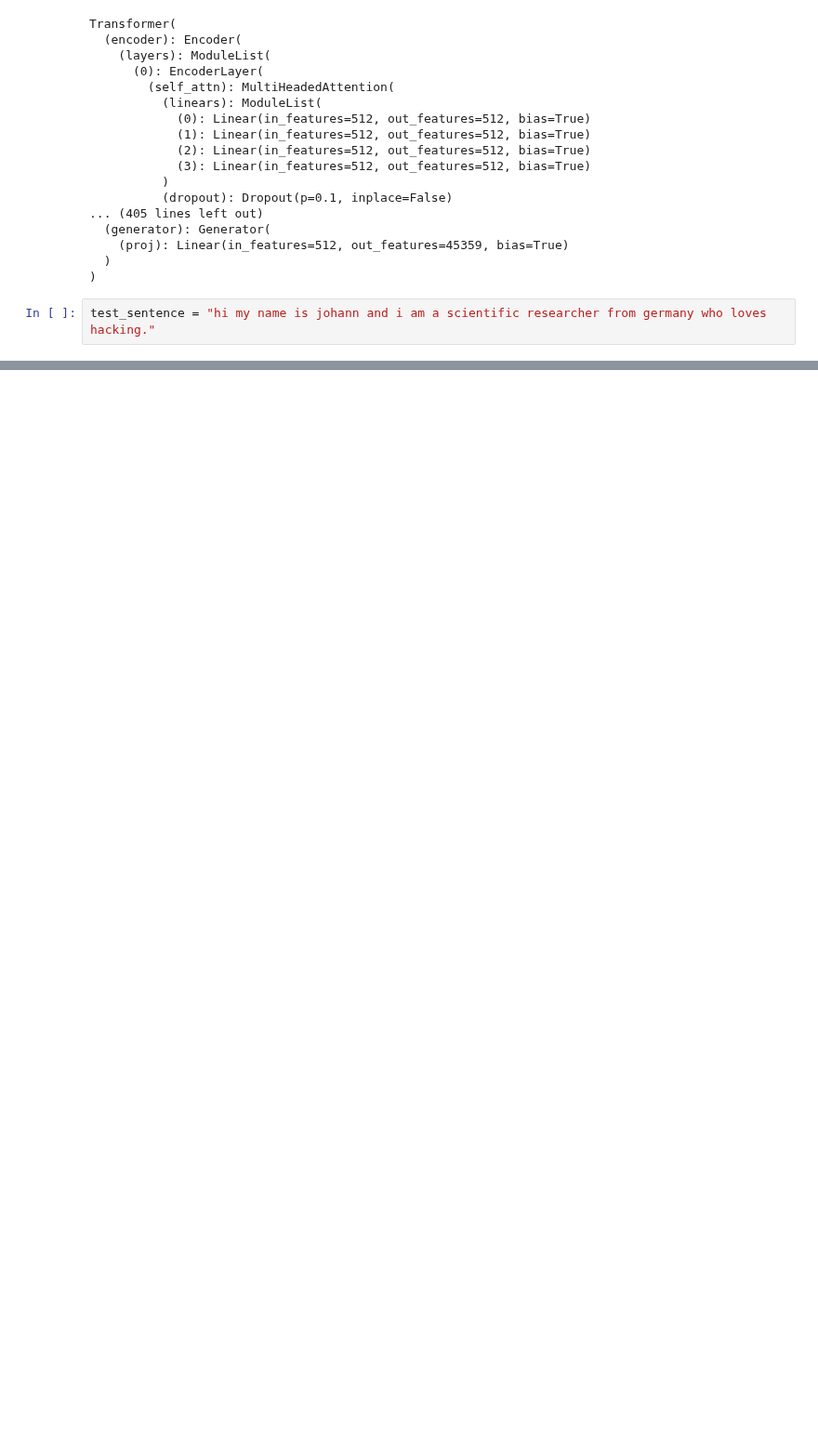
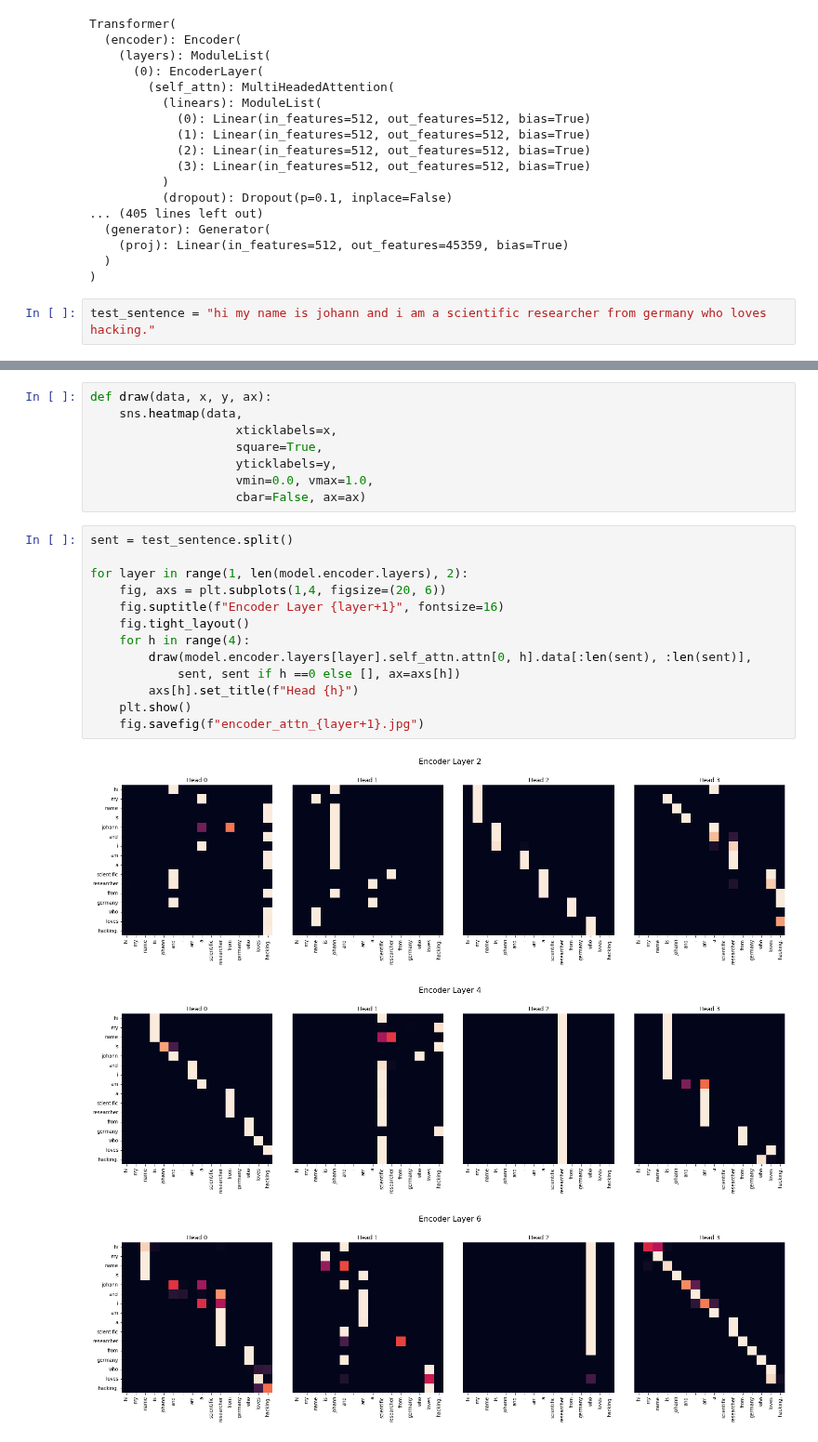
Before and after one commit to johanngerberding/transformer-pytorch, a Jupyter notebook: attention.ipynb, the cells around one changed output, grey strips where cells are left out. Shown at 93% size. Cells and saved outputs as stored; diff of their text form; blank space fills up the shorter version.

```diff
--- a/attention.ipynb
+++ b/attention.ipynb
@@ -140,0 +96,25 @@ plt.imshow(attn_map, cmap="hot")
+# %%
+def draw(data, x, y, ax):
+    sns.heatmap(data,
+                    xticklabels=x,
+                    square=True,
+                    yticklabels=y,
+                    vmin=0.0, vmax=1.0,
+                    cbar=False, ax=ax)
+# %%
+sent = test_sentence.split()
+
+for layer in range(1, len(model.encoder.layers), 2):
+    fig, axs = plt.subplots(1,4, figsize=(20, 6))
+    fig.suptitle(f"Encoder Layer {layer+1}", fontsize=16)
+    fig.tight_layout()
+    for h in range(4):
+        draw(model.encoder.layers[layer].self_attn.attn[0, h].data[:len(sent), :len(sent)],
+            sent, sent if h ==0 else [], ax=axs[h])
+        axs[h].set_title(f"Head {h}")
+    plt.show()
+    fig.savefig(f"encoder_attn_{layer+1}.jpg")
+# %% [output]
+[figure, added]
+[figure, added]
+[figure, added]
```
Also changed, not shown: parts of 19 cells of this notebook, 5 other files.
